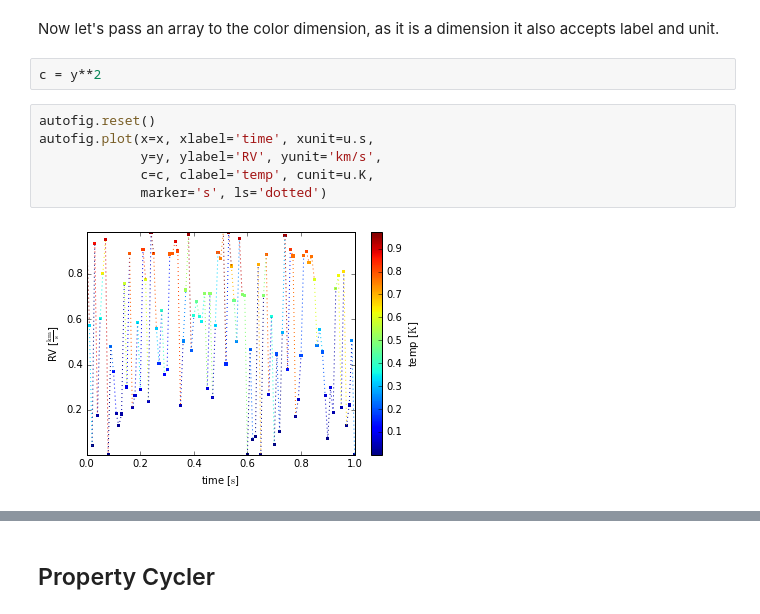
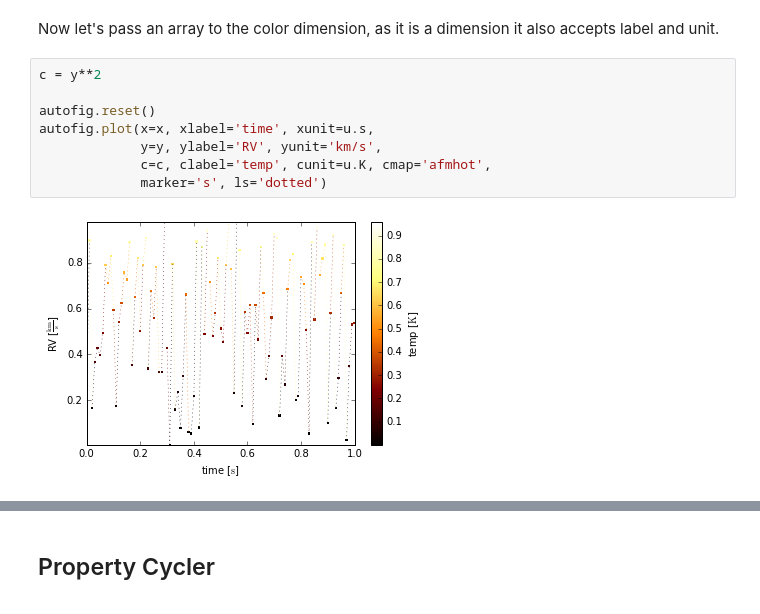
Before and after one commit to kecnry/autofig, a Jupyter notebook: examples/autofig_basics.ipynb, the cells around one changed output, grey strips where cells are left out. Cells and saved outputs as stored; diff of their text form.

```diff
--- a/examples/autofig_basics.ipynb
+++ b/examples/autofig_basics.ipynb
@@ -92,12 +91,12 @@ autofig.plot(x=x, xlabel='time', xunit=u.s, y=y, ylabel='RV', yunit='km/s', mark
 # %% [markdown]
 Now let's pass an array to the color dimension, as it is a dimension it also accepts label and unit.
-# %%
-c = y**2
 # %%
+c = y**2
+
 autofig.reset()
 autofig.plot(x=x, xlabel='time', xunit=u.s,
              y=y, ylabel='RV', yunit='km/s',
-             c=c, clabel='temp', cunit=u.K,
+             c=c, clabel='temp', cunit=u.K, cmap='afmhot',
              marker='s', ls='dotted')
 # %% [output]
-[figure, old version]
+[figure, new version]
```
Also changed, not shown: parts of 25 cells of this notebook.
